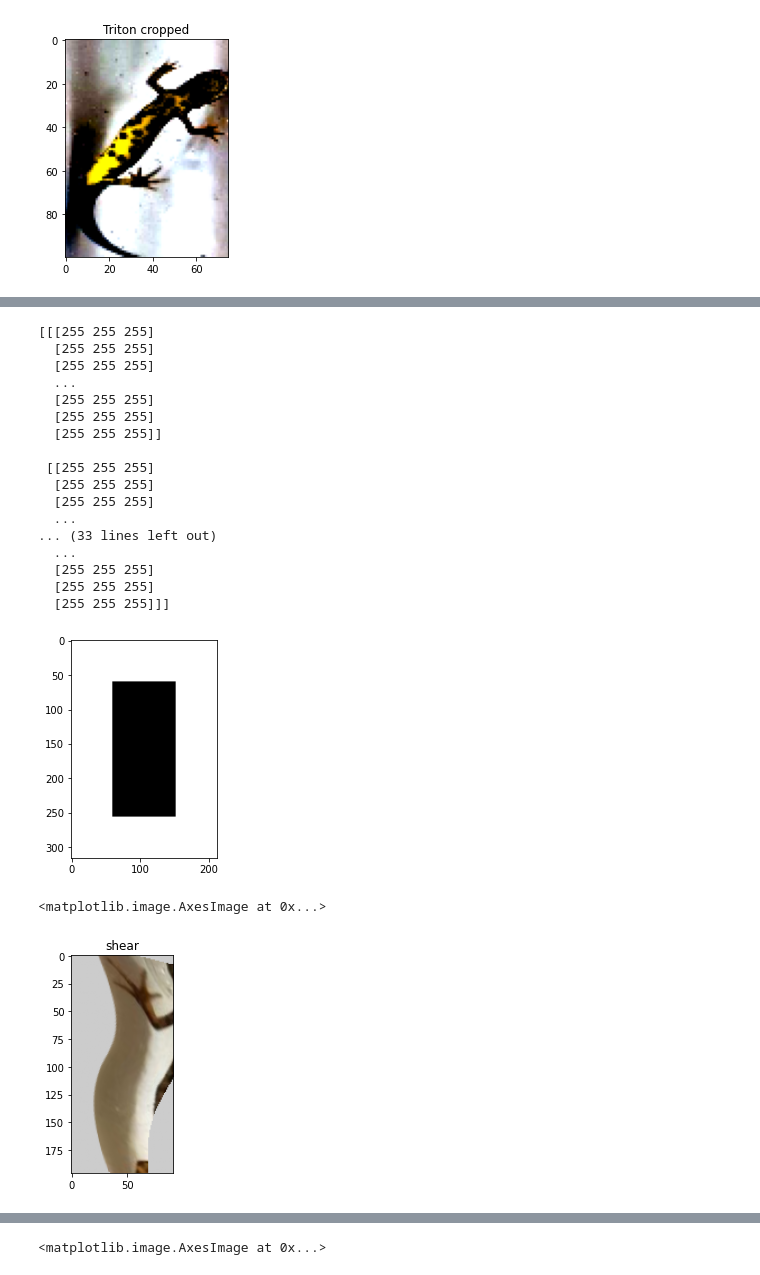
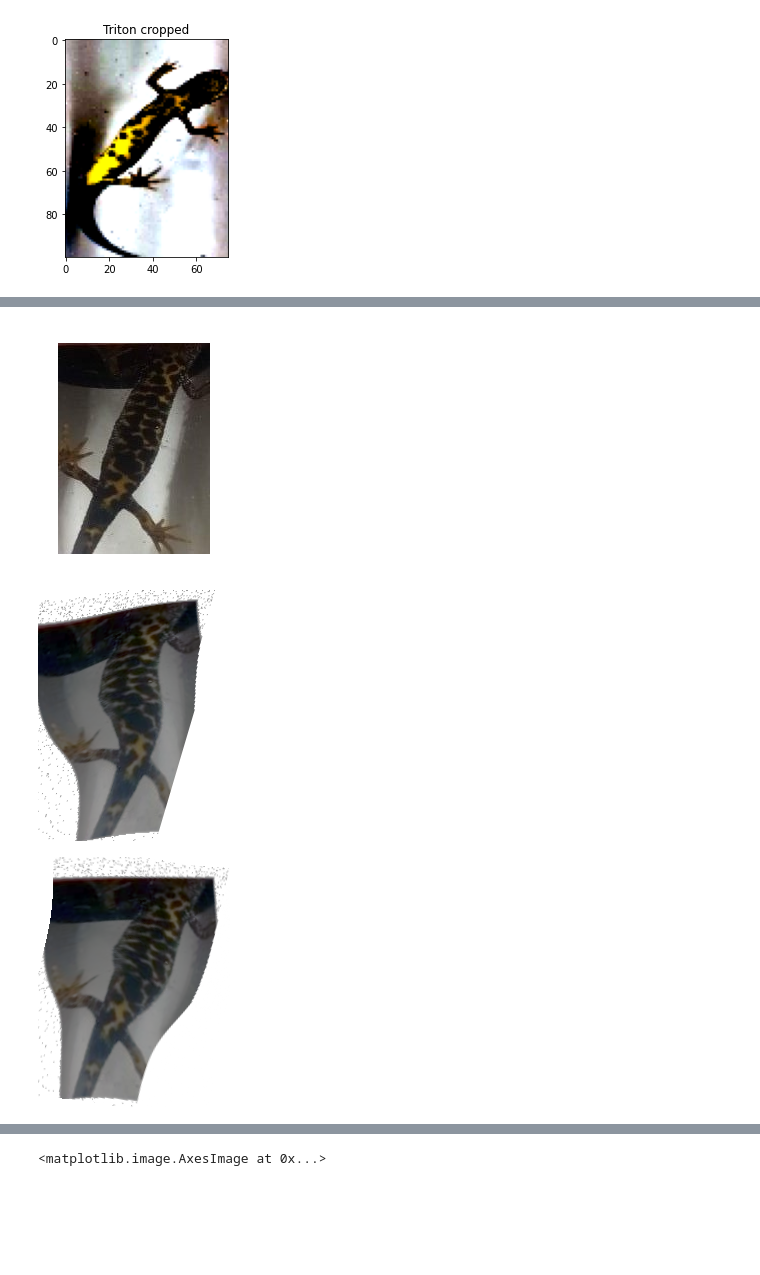
Before and after one commit to GuillaumeMagnette/Stage_Tritons, a Jupyter notebook: Image_augmentation.ipynb, the cells around one changed output, grey strips where cells are left out. Saved outputs shown, nothing was run; the diff lists cells and outputs as text; code cells hidden in the pictures; blank space fills up the shorter version.

```diff
--- a/Image_augmentation.ipynb
+++ b/Image_augmentation.ipynb
@@ -177,10 +177,16 @@ Clipping input data to the valid range for imshow with RGB data ([0..1] for floa
 # %%
 # load Image
 img_path = '/content/database/Bascha_P01_T05_K20_U_Larva_8359_20190717223645.jpg'
-img_path = '/content/database/Bascha_P01_T01_K14_M_Adult_1039_20190607040030.jpg'
-img_path = '/content/database/Bascha_P01_T06_K13_M_Adult_1008_20190601154259.jpg'
-img = imread(img_path) / 255
+#img_path = '/content/database/Bascha_P01_T01_K14_M_Adult_1039_20190607040030.jpg'
+#img_path = '/content/database/Bascha_P01_T06_K13_M_Adult_1008_20190601154259.jpg'
+img_path = '/content/database/Bascha_P01_T05_K18_M_Adult_6164_20190703234211.jpg'
+img_path = '/content/database/Bascha_P01_T01_K14_M_Adult_1024_20190605213228.jpg'
+img_path = '/content/database/Bascha_P01_T02_K13_M_Adult_750_20190531073133.jpg'
+
+img = imread(img_path)
+img = cv2.imread(img_path)
 # plot original Image
-plt.imshow(img)
-plt.show()
+#plt.imshow(img)
+#plt.show()
+cv2_imshow(img)
 # %% [output]
@@ -217,41 +450,25 @@ base=np.zeros(base_size)
 cv2.rectangle(base,(0,0),(w+2*shift,h+2*shift),(255,255,255),40) # really thick white rectangle
 base[shift:h+shift,shift:w+shift]=img # this works
 img = base
-print(img)
-plt.imshow(img)
+#print(img)
+cv2_imshow(img)
 
 h,w=img.shape[0:2]
 # %% [output]
-[[[255 255 255]
-  [255 255 255]
-  [255 255 255]
-  ...
-  [255 255 255]
-  [255 255 255]
-  [255 255 255]]
-
- [[255 255 255]
-  [255 255 255]
-  [255 255 255]
-  ...
-... (33 lines left out)
-  ...
-  [255 255 255]
-  [255 255 255]
-  [255 255 255]]]
-[figure, old version]
+[figure, new version]
 # %%
 # image shearing using sklearn.transform.AffineTransform
 # try out with differnt values of shear
-tf = AffineTransform(shear=0.3)
-sheared = transform.warp(img, tf, order=1, preserve_range=True,mode='constant', cval=0.80)
+tf = AffineTransform(shear=-0.3)
+sheared = transform.warp(img, tf, order=1, preserve_range=True,mode='constant', cval=255)
 #sheared_fig = plot_side_by_side(img, sheared, 'Original', 'Sheared')
-plt.title('shear')
-plt.imshow(sheared)
+#plt.title('shear')
+#plt.imshow(sheared)
+cv2_imshow(sheared)
 
-
-swirled = swirl(sheared, rotation=0, strength=-1, radius=500,mode='constant', cval=0.80)
-plt.imshow(swirled)
+swirled = swirl(sheared, rotation=0, strength=-1, radius=500,mode='constant', cval=255)
+#plt.imshow(swirled)
+cv2_imshow(swirled)
 # %% [output]
-<matplotlib.image.AxesImage at 0x...>
-[figure, old version]
+[figure, new version]
+[figure, added]
```
Also changed, not shown: parts of 10 cells of this notebook.
